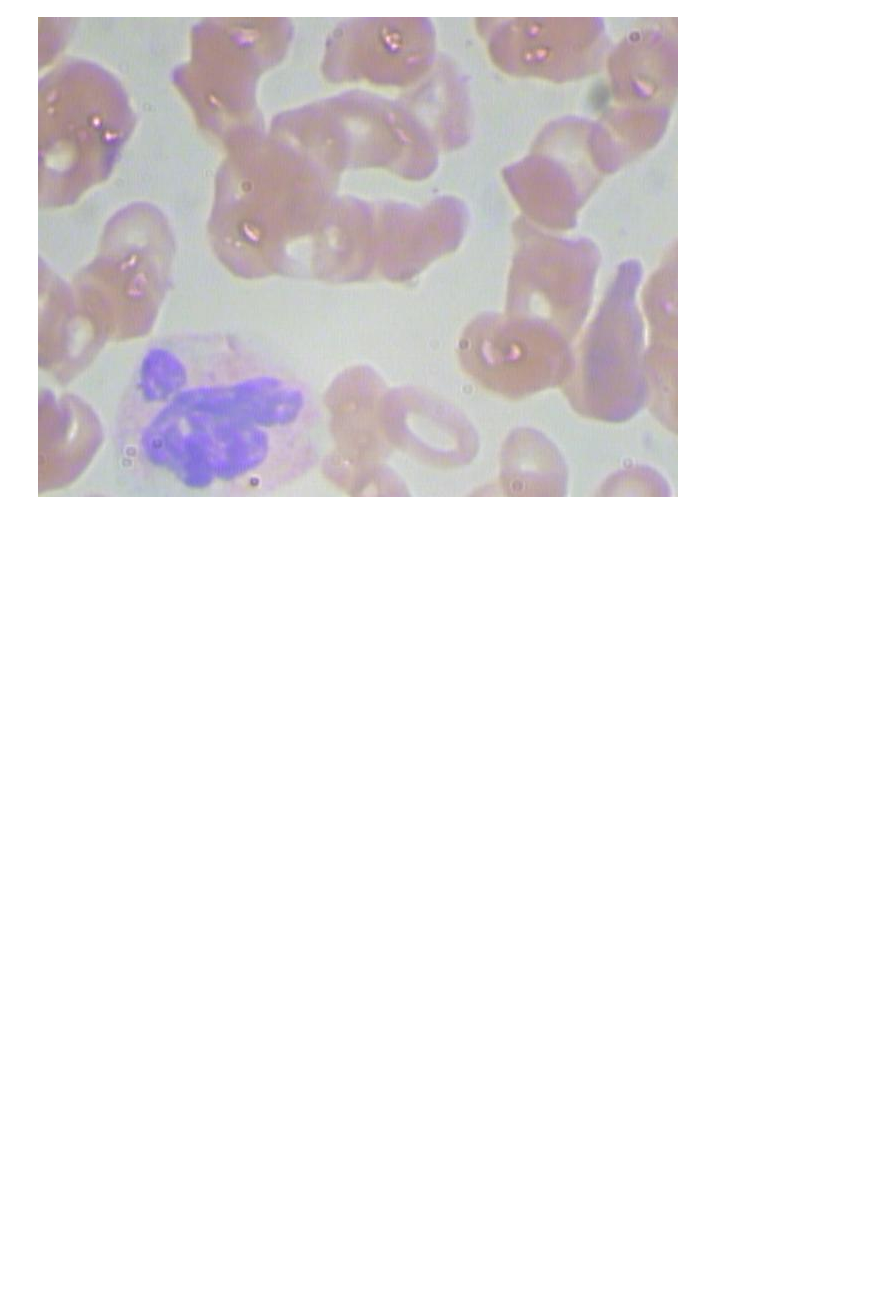
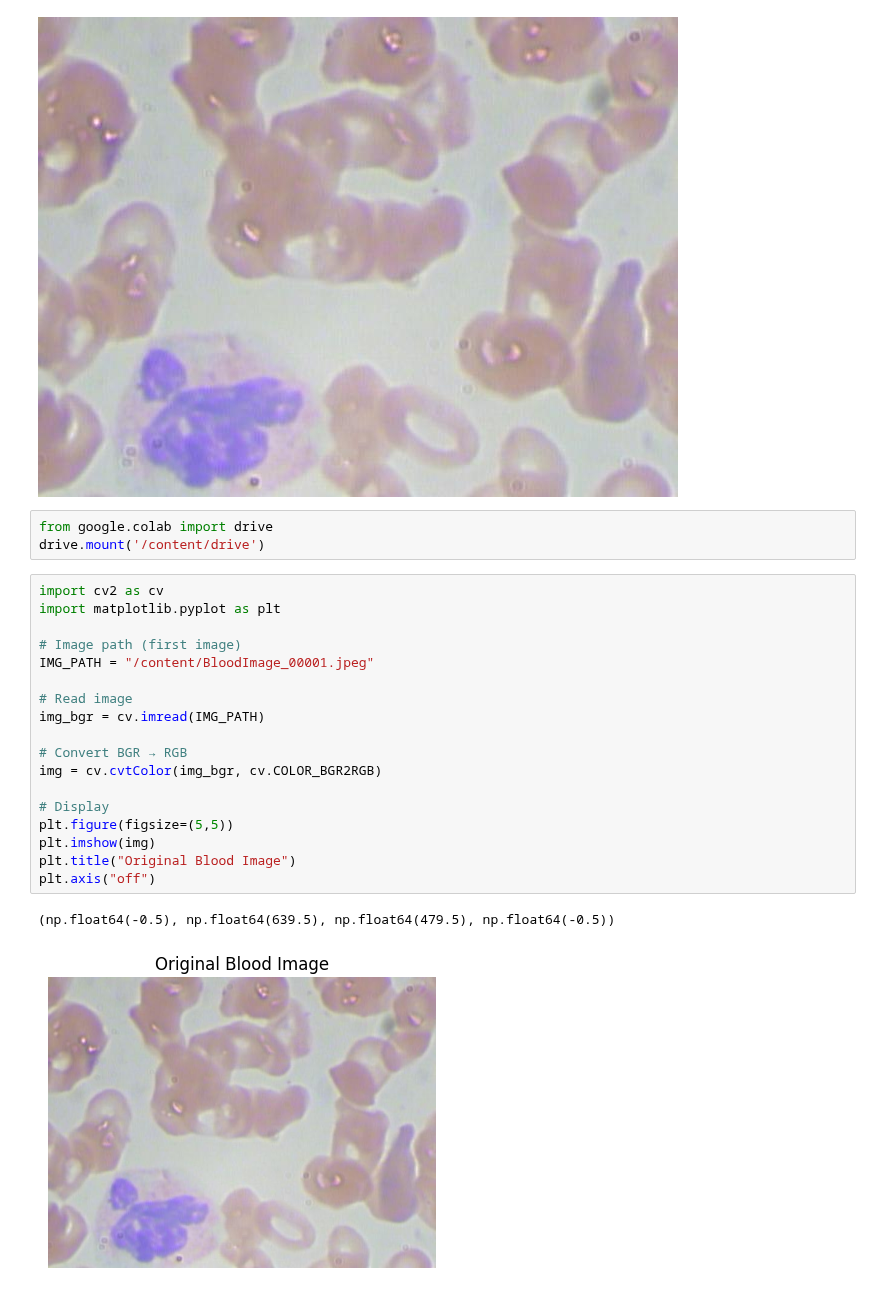
Before and after one commit to tithishah21/malaria-image-segmentation, a Jupyter notebook: Microscopic_Counting_and_Classification.ipynb, the cells around one changed output. Cells and saved outputs as stored; diff of their text form; blank space fills up the shorter version.

```diff
--- a/Microscopic_Counting_and_Classification.ipynb
+++ b/Microscopic_Counting_and_Classification.ipynb
@@ -98,3 +98,27 @@ img = cv.imread("BloodImage_00001.jpeg")
 cv2_imshow(img)
 # %% [output]
 [figure]
+# %%
+from google.colab import drive
+drive.mount('/content/drive')
+# %%
+import cv2 as cv
+import matplotlib.pyplot as plt
+
+# Image path (first image)
+IMG_PATH = "/content/BloodImage_00001.jpeg"
+
+# Read image
+img_bgr = cv.imread(IMG_PATH)
+
+# Convert BGR → RGB
+img = cv.cvtColor(img_bgr, cv.COLOR_BGR2RGB)
+
+# Display
+plt.figure(figsize=(5,5))
+plt.imshow(img)
+plt.title("Original Blood Image")
+plt.axis("off")
+# %% [output]
+(np.float64(-0.5), np.float64(639.5), np.float64(479.5), np.float64(-0.5))
+[figure, added]
```
Also changed, not shown: parts of 5 cells of this notebook.
